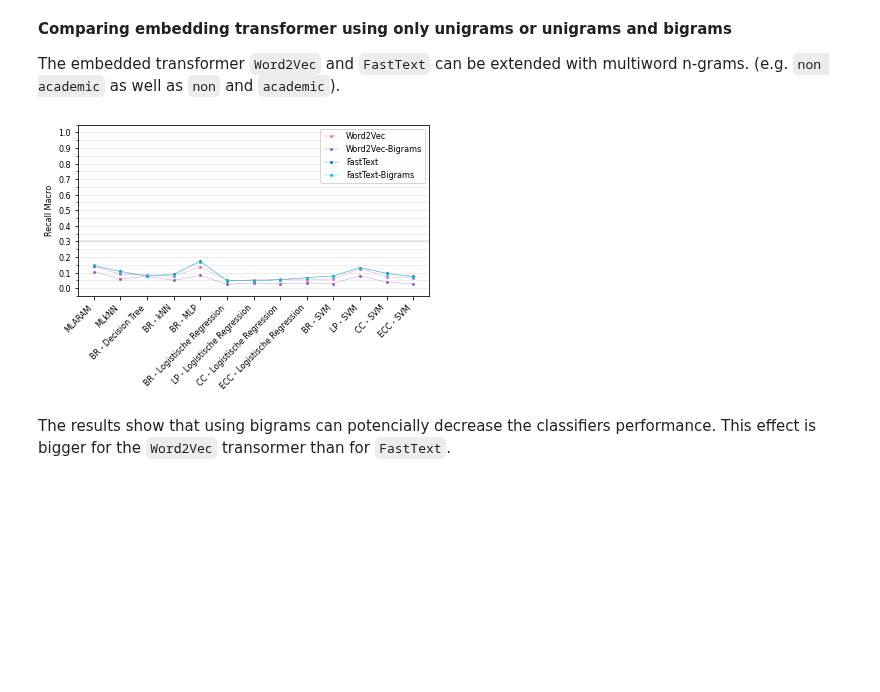
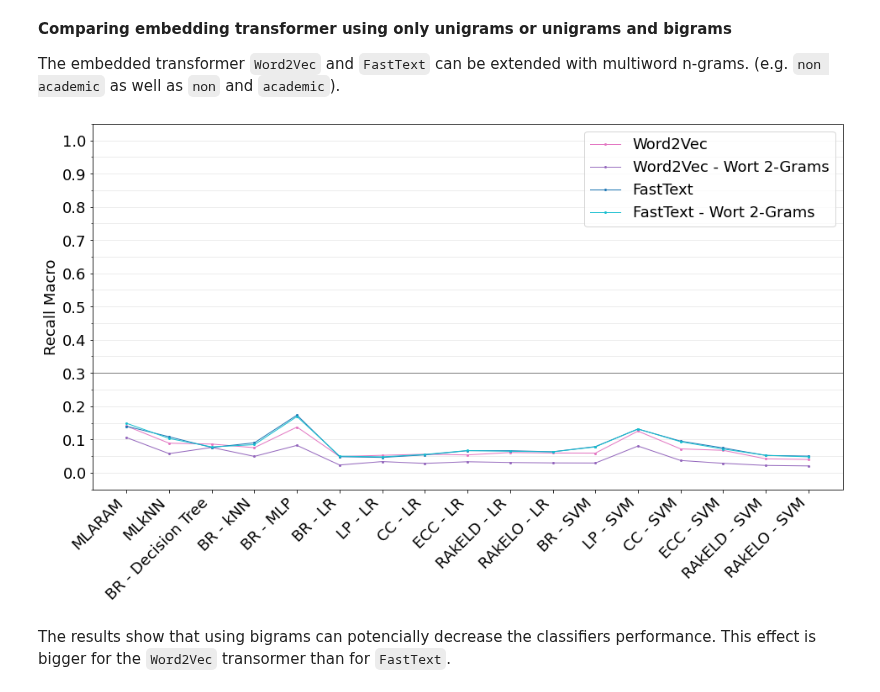
Before and after one commit to gefei-htw/academia_tag_recommender, a Jupyter notebook: notebooks/5.0-me-performance-comparison.ipynb, the cells around one changed output. Cells and saved outputs as stored; diff of their text form; code cells hidden in the pictures; blank space fills up the shorter version.

```diff
--- a/notebooks/5.0-me-performance-comparison.ipynb
+++ b/notebooks/5.0-me-performance-comparison.ipynb
@@ -100,14 +62,14 @@ classifier = ['MLARAM', 'MLkNN',
               'DecisionTreeClassifier', 'KNeighborsClassifier',
               'MLPClassifier',
               'MultioutputClassifier(LogisticRegression)', 'LabelPowerset(LogisticRegression)', 'ClassifierChain(LogisticRegression)',
-              'MajorityVotingClassifier(ClassifierChain(LogisticRegression))',
+              'MajorityVotingClassifier(ClassifierChain(LogisticRegression))', 'RakelD(LogisticRegression)', 'RakelO(LogisticRegression)',
               'MultioutputClassifier(LinearSVC)', 'LabelPowerset(LinearSVC)', 'ClassifierChain(LinearSVC)',
-              'MajorityVotingClassifier(ClassifierChain(LinearSVC))']
+              'MajorityVotingClassifier(ClassifierChain(LinearSVC))', 'RakelD(LinearSVC)', 'RakelO(LinearSVC)']
 classifier_label = ['MLARAM', 'MLkNN',
                     'BR - Decision Tree', 'BR - kNN',
                     'BR - MLP',
-                    'BR - Logistische Regression', 'LP - Logistische Regression', 'CC - Logistische Regression', 'ECC - Logistische Regression',
-                    'BR - SVM', 'LP - SVM', 'CC - SVM', 'ECC - SVM']
+                    'BR - LR', 'LP - LR', 'CC - LR', 'ECC - LR', 'RAkELD - LR', 'RAkELO - LR',
+                    'BR - SVM', 'LP - SVM', 'CC - SVM', 'ECC - SVM', 'RAkELD - SVM', 'RAkELO - SVM']
 best_recall = (-1, '')
 
 x_pos = np.arange(len(classifier))
@@ -134,7 +96,7 @@ ax.yaxis.set_minor_locator(MultipleLocator(0.05))
 ax.set_ylim(-0.05, 1.05)
 ax.set_ylabel('Recall Macro')
 ax.legend(loc='best')
-plt.savefig('figures/out_of_box_classifier.png', bbox_inches='tight', orientation='landscape', dpi=300)
+#plt.savefig('figures/out_of_box_classifier.png', bbox_inches='tight', orientation='landscape', dpi=300)
 plt.show()
 
 baseline = best_recall
@@ -157,12 +119,10 @@ Since the previous results showed that versions of `LinearSVC`(SVM), `Logistic R
 # %%
 transformer = ['Count', 'TFIDF', 'Word2Vec', 'Doc2Vec', 'FastText']
 classifier = ['ClasswiseClassifier(LinearSVC)-just-classwise', 'ClasswiseClassifier(LogisticRegression)-just-classwise', 'ClasswiseClassifier(MLPClassifier)-just-classwise']
-label = ['SVM', 'Logistische Regression', 'MLP']
-
-plt.rcParams.update(ggplot_styles)
+label = ['SVM', 'LR', 'MLP']
 
 x_pos = np.arange(len(classifier))
-fig, ax = plt.subplots(figsize=(12/2.54,8/2.54))
+fig, ax = plt.subplots(figsize=(12,8))
 for transform in transformer:
     evals = []
     for path in paths:
@@ -184,6 +144,6 @@ ax.yaxis.set_minor_locator(MultipleLocator(0.05))
 ax.set_ylim(-0.05, 1.05)
 ax.set_ylabel('Recall Macro')
 ax.legend(bbox_to_anchor=(1,0.5), loc='center left')
-plt.savefig('figures/classwise_classifier.png', bbox_inches='tight', orientation='landscape', dpi=300)
+#plt.savefig('figures/classwise_classifier.png', bbox_inches='tight', orientation='landscape', dpi=300)
 plt.show()
 # %% [output]
@@ -193,11 +153,11 @@ Like expected, the results are very close to the ones using `MultioutputClassifi
 # %%
 transformer = ['Count', 'TFIDF', 'Word2Vec', 'Doc2Vec', 'FastText']
 classifier = ['ClasswiseClassifier(LinearSVC)-just-classwise', 'ClasswiseClassifier(LogisticRegression)-just-classwise', 'ClasswiseClassifier(MLPClassifier)-just-classwise']
-label = ['SVM', 'Logistische Regression', 'MLP']
+label = ['SVM', 'LR', 'MLP']
 
 
 x_pos = np.arange(len(classifier))
-fig, ax = plt.subplots(figsize=(12/2.54,8/2.54))
+fig, ax = plt.subplots(figsize=(12,8))
 for transform in transformer:
     evals = []
     for path in paths:
@@ -218,6 +178,6 @@ ax.yaxis.set_minor_locator(MultipleLocator(2500))
 ax.set_ylim(-1000, 26000)
 ax.set_ylabel('Trainingszeit in s')
 ax.legend(bbox_to_anchor=(1,0.5), loc='center left')
-plt.savefig('figures/classwise_classifier_time.png', bbox_inches='tight', orientation='landscape', dpi=300)
+#plt.savefig('figures/classwise_classifier_time.png', bbox_inches='tight', orientation='landscape', dpi=300)
 plt.show()
 # %% [output]
@@ -278,46 +238,47 @@ There is no significant improve in recall by increasing the feature vector size.
 The embedded transformer `Word2Vec` and `FastText` can be extended with multiword n-grams. (e.g. `non academic` as well as `non` and `academic`).
 # %%
 transformer = ['Word2Vec', 'Word2Vec-Bigrams', 'FastText', 'FastText-Bigrams']
+transformer_label = ['Word2Vec', 'Word2Vec - Wort 2-Grams', 'FastText', 'FastText - Wort 2-Grams']
 classifier = ['MLARAM', 'MLkNN',
               'DecisionTreeClassifier', 'KNeighborsClassifier',
               'MLPClassifier',
               'MultioutputClassifier(LogisticRegression)', 'LabelPowerset(LogisticRegression)', 'ClassifierChain(LogisticRegression)',
-              'MajorityVotingClassifier(ClassifierChain(LogisticRegression))',
+              'MajorityVotingClassifier(ClassifierChain(LogisticRegression))', 'RakelD(LogisticRegression)', 'RakelO(LogisticRegression)',
               'MultioutputClassifier(LinearSVC)', 'LabelPowerset(LinearSVC)', 'ClassifierChain(LinearSVC)',
-              'MajorityVotingClassifier(ClassifierChain(LinearSVC))']
+              'MajorityVotingClassifier(ClassifierChain(LinearSVC))', 'RakelD(LinearSVC)', 'RakelO(LinearSVC)']
 classifier_label = ['MLARAM', 'MLkNN',
                     'BR - Decision Tree', 'BR - kNN',
                     'BR - MLP',
-                    'BR - Logistische Regression', 'LP - Logistische Regression', 'CC - Logistische Regression', 'ECC - Logistische Regression',
-                    'BR - SVM', 'LP - SVM', 'CC - SVM', 'ECC - SVM']
+                    'BR - LR', 'LP - LR', 'CC - LR', 'ECC - LR', 'RAkELD - LR', 'RAkELO - LR',
+                    'BR - SVM', 'LP - SVM', 'CC - SVM', 'ECC - SVM', 'RAkELD - SVM', 'RAkELO - SVM']
 
 x_pos = np.arange(len(classifier))
 fig, ax = plt.subplots()
-for transform in transformer:
+for t_i, transform in enumerate(transformer):
     evals = []
     for path in paths:
         for i, classifier_ in enumerate(classifier):
             mask = 'name=' + classifier_ + '&v=' + transform.lower() + '&'
             if mask in path.name and ('size=100.' in path.name or not 'size' in path.name):
                 clf = load(path)
                 evals.append((i, clf.evaluation.recall_macro))
     evals.sort(key=lambda x: x[0])
     x = [eval_[0] for eval_ in evals]
     y = [eval_[1] for eval_ in evals]
-    ax.plot(x, y, label=transform, color=colors[transform])
+    ax.plot(x, y, label=transformer_label[t_i], color=colors[transform])
 ax.set_xticks(x_pos)
 ax.set_xticklabels(classifier_label, rotation=45, ha='right')
 ax.axhline(y=baseline[0], marker='None', color='grey')
 ax.yaxis.set_major_locator(MultipleLocator(0.1))
 ax.yaxis.set_minor_locator(MultipleLocator(0.05))
 ax.set_ylim(-0.05, 1.05)
 ax.set_ylabel('Recall Macro')
 ax.legend(loc='best')
 ax.set_title('')
-plt.savefig('figures/embedding_bigram.png', bbox_inches='tight', orientation='landscape', dpi=300)
+#plt.savefig('figures/embedding_bigram.png', bbox_inches='tight', orientation='landscape', dpi=300)
 plt.show()
 # %% [output]
-[figure, old version]
+[figure, new version]
 # %% [markdown]
 The results show that using bigrams can potencially decrease the classifiers performance. This effect is bigger for the `Word2Vec` transormer than for `FastText`.
 # %% [markdown]
```
Also changed, not shown: parts of 13 cells of this notebook, 16 other files.
